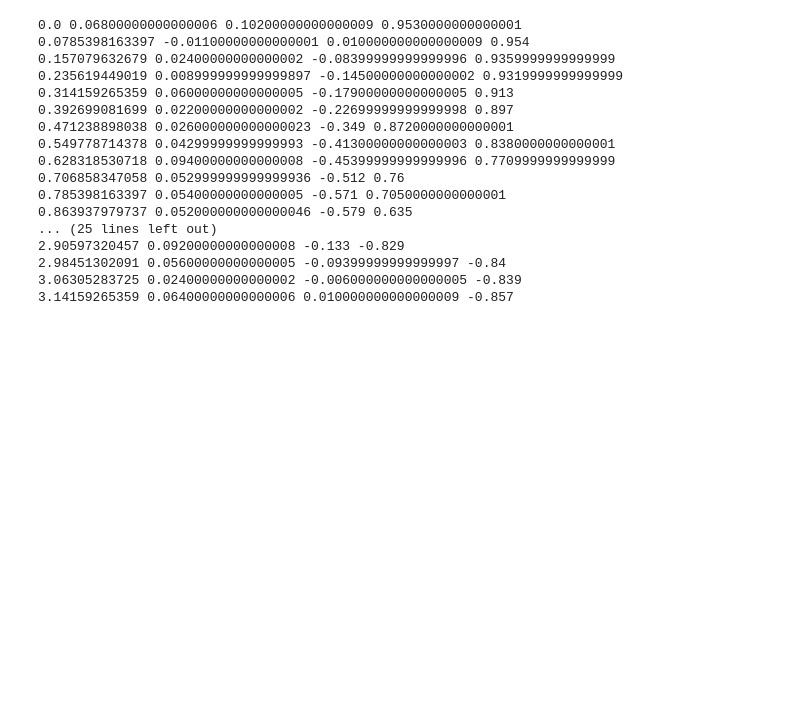
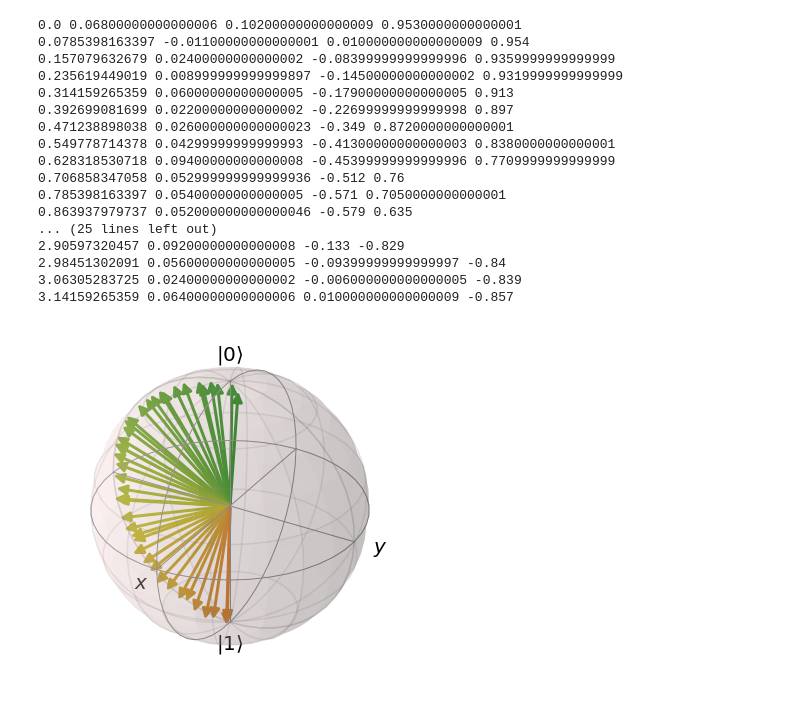
Before and after one commit to singular-value/optimizations_via_openpulse, a Jupyter notebook: DRAG_Dephasings.ipynb, the cells around one changed output. Cells and saved outputs as stored; diff of their text form; code cells hidden in the pictures; blank space fills up the shorter version.

Commit message:
Plot trajectory of direct rx pulses on bloch sphere

```diff
--- a/DRAG_Dephasings.ipynb
+++ b/DRAG_Dephasings.ipynb
@@ -106,0 +110,61 @@ from qiskit.ignis.mitigation import measurement
+# %%
+from colour import Color
+green = Color("green")
+colors = list(green.range_to(Color("#CC6600"),41))
+colors = [color.get_hex_l() for color in colors]
+# %%
+data = """0.0 0.06800000000000006 0.10200000000000009 0.9530000000000001
+0.0785398163397 -0.01100000000000001 0.010000000000000009 0.954
+0.157079632679 0.02400000000000002 -0.08399999999999996 0.9359999999999999
+0.235619449019 0.008999999999999897 -0.14500000000000002 0.9319999999999999
+0.314159265359 0.06000000000000005 -0.17900000000000005 0.913
+0.392699081699 0.02200000000000002 -0.22699999999999998 0.897
+0.471238898038 0.026000000000000023 -0.349 0.8720000000000001
+0.549778714378 0.04299999999999993 -0.41300000000000003 0.8380000000000001
+0.628318530718 0.09400000000000008 -0.45399999999999996 0.7709999999999999
+0.706858347058 0.052999999999999936 -0.512 0.76
+0.785398163397 0.05400000000000005 -0.571 0.7050000000000001
+0.863937979737 0.052000000000000046 -0.579 0.635
+0.942477796077 0.05600000000000005 -0.669 0.605
+1.02101761242 0.10200000000000009 -0.685 0.498
+1.09955742876 0.09400000000000008 -0.718 0.4670000000000001
+1.1780972451 0.028000000000000025 -0.748 0.3640000000000001
+1.25663706144 0.05600000000000005 -0.819 0.31200000000000006
+1.33517687778 0.05699999999999994 -0.7989999999999999 0.246
+1.41371669412 0.026999999999999913 -0.823 0.2270000000000001
+1.49225651046 0.04299999999999993 -0.852 0.16799999999999993
+1.57079632679 0.0040000000000000036 -0.839 0.07299999999999995
+1.64933614313 0.020999999999999908 -0.827 -0.008000000000000007
+1.72787595947 0.0040000000000000036 -0.848 -0.10999999999999999
+1.80641577581 0.04899999999999993 -0.8220000000000001 -0.15900000000000003
+1.88495559215 0.020000000000000018 -0.798 -0.17600000000000005
+1.96349540849 0.04800000000000004 -0.776 -0.28800000000000003
+2.04203522483 0.04899999999999993 -0.728 -0.353
+2.12057504117 0.02299999999999991 -0.71 -0.41600000000000004
+2.19911485751 0.02499999999999991 -0.696 -0.44299999999999995
+2.27765467385 0.08699999999999997 -0.646 -0.487
+2.35619449019 0.06499999999999995 -0.5900000000000001 -0.55
+2.43473430653 0.05800000000000005 -0.5529999999999999 -0.608
+2.51327412287 0.08600000000000008 -0.469 -0.637
+2.59181393921 0.06899999999999995 -0.42500000000000004 -0.7050000000000001
+2.67035375555 0.06299999999999994 -0.34299999999999997 -0.754
+2.74889357189 0.03200000000000003 -0.30600000000000005 -0.775
+2.82743338823 0.07499999999999996 -0.21399999999999997 -0.78
+2.90597320457 0.09200000000000008 -0.133 -0.829
+2.98451302091 0.05600000000000005 -0.09399999999999997 -0.84
+3.06305283725 0.02400000000000002 -0.006000000000000005 -0.839
+3.14159265359 0.06400000000000006 0.010000000000000009 -0.857""".split()
+
+b = Bloch()
+b.vector_color=colors
+xs, zs = [], []
+while len(data) > 0:
+    data.pop(0)
+    x, y, z = float(data.pop(0)), float(data.pop(0)), float(data.pop(0))
+    norm = np.sqrt(x**2 + y**2 + z**2)
+    x, y, z = x / norm, y / norm, z / norm
+    xs.append(x); zs.append(z)
+    b.add_vectors([x, y, z])
+b.show()
+# %% [output]
+[figure, added]
```
Also changed, not shown: parts of 4 cells of this notebook, 4 other files.
